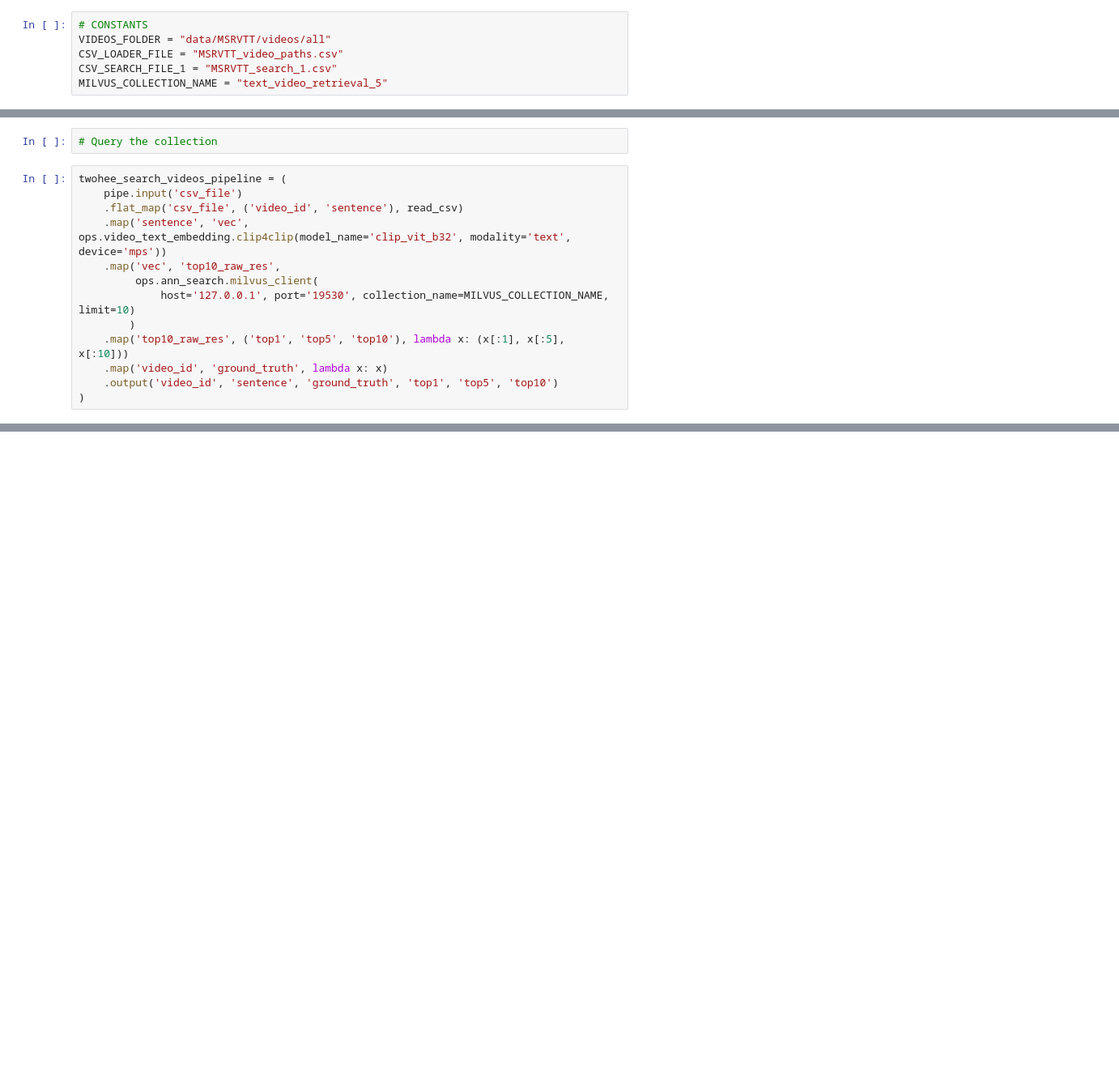
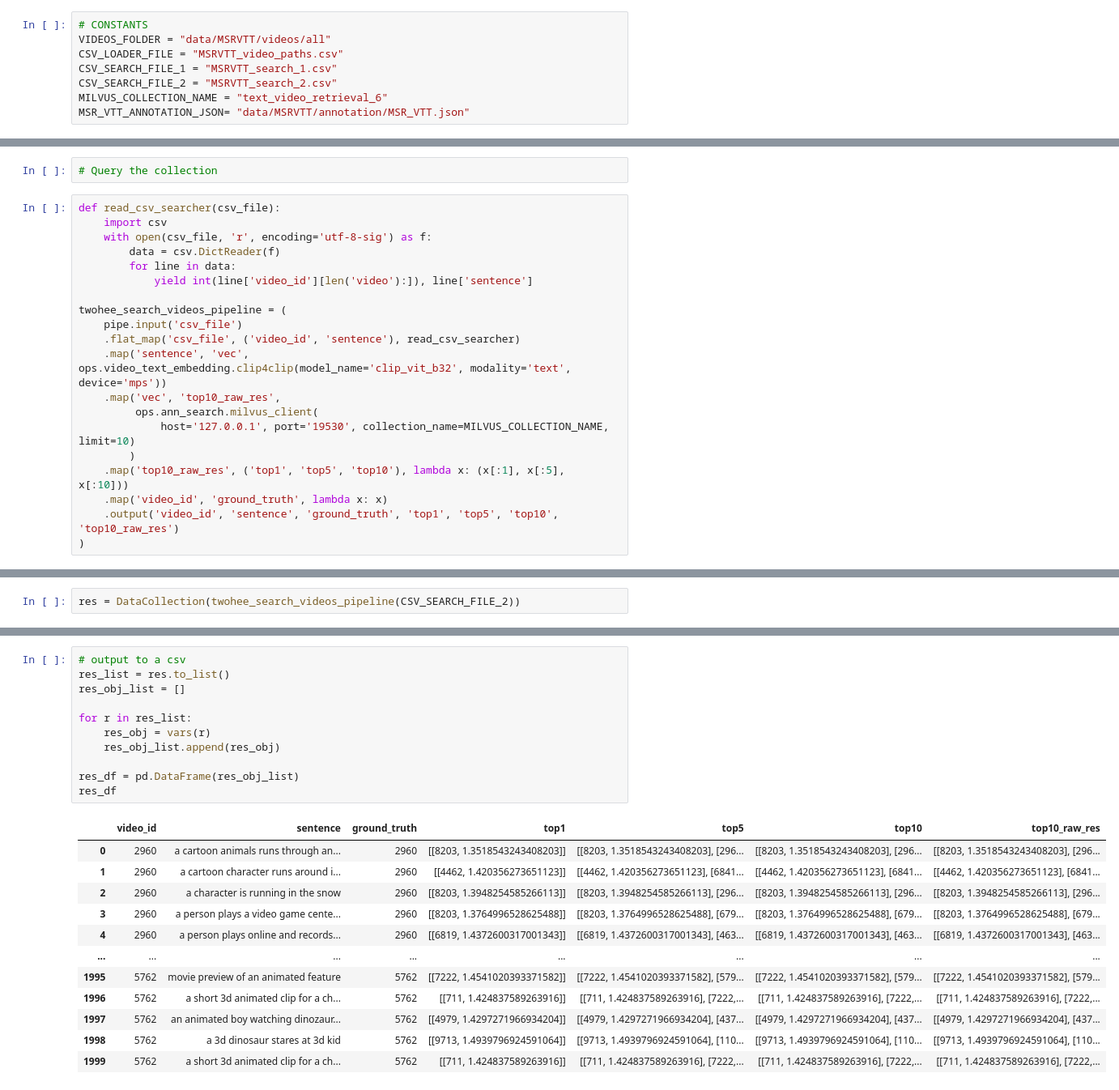
Before and after one commit to Suraj-Ram/video-semantic-search, a Jupyter notebook: vr_with_c4c.ipynb, the cells around one changed output, grey strips where cells are left out. Shown at 81% size. Cells and saved outputs as stored; diff of their text form; blank space fills up the shorter version.

```diff
--- a/vr_with_c4c.ipynb
+++ b/vr_with_c4c.ipynb
@@ -12,7 +13,9 @@ import pandas as pd
 VIDEOS_FOLDER = "data/MSRVTT/videos/all"
 CSV_LOADER_FILE = "MSRVTT_video_paths.csv"
 CSV_SEARCH_FILE_1 = "MSRVTT_search_1.csv"
-MILVUS_COLLECTION_NAME = "text_video_retrieval_5"
+CSV_SEARCH_FILE_2 = "MSRVTT_search_2.csv"
+MILVUS_COLLECTION_NAME = "text_video_retrieval_6"
+MSR_VTT_ANNOTATION_JSON= "data/MSRVTT/annotation/MSR_VTT.json"
 # %%
 # Load videos into Vector DB
 # %%
@@ -114,9 +111,16 @@ DataCollection(twohee_load_videos_pipeline(CSV_LOADER_FILE)).show()
 # %%
 # Query the collection
 # %%
+def read_csv_searcher(csv_file):
+    import csv
+    with open(csv_file, 'r', encoding='utf-8-sig') as f:
+        data = csv.DictReader(f)
+        for line in data:
+            yield int(line['video_id'][len('video'):]), line['sentence']
+
 twohee_search_videos_pipeline = (
     pipe.input('csv_file')
-    .flat_map('csv_file', ('video_id', 'sentence'), read_csv)
+    .flat_map('csv_file', ('video_id', 'sentence'), read_csv_searcher)
     .map('sentence', 'vec', ops.video_text_embedding.clip4clip(model_name='clip_vit_b32', modality='text', device='mps'))
     .map('vec', 'top10_raw_res',
          ops.ann_search.milvus_client(
@@ -124,5 +128,5 @@ twohee_search_videos_pipeline = (
         )
     .map('top10_raw_res', ('top1', 'top5', 'top10'), lambda x: (x[:1], x[:5], x[:10]))
     .map('video_id', 'ground_truth', lambda x: x)
-    .output('video_id', 'sentence', 'ground_truth', 'top1', 'top5', 'top10')
+    .output('video_id', 'sentence', 'ground_truth', 'top1', 'top5', 'top10', 'top10_raw_res')
 )
@@ -151,0 +153,2 @@ DataCollection(twohee_search_videos_pipeline(CSV_SEARCH_FILE_1)).show()
+# %%
+res = DataCollection(twohee_search_videos_pipeline(CSV_SEARCH_FILE_2))
@@ -151,0 +166,24 @@ DataCollection(twohee_search_videos_pipeline(CSV_SEARCH_FILE_1)).show()
+# %%
+# output to a csv
+res_list = res.to_list()
+res_obj_list = []
+
+for r in res_list:
+    res_obj = vars(r)
+    res_obj_list.append(res_obj)
+
+res_df = pd.DataFrame(res_obj_list)
+res_df
+# %% [output]
+|  | video_id | sentence | ground_truth | top1 | top5 | top10 | top10_raw_res |
+| 0 | 2960 | a cartoon animals runs through an... | 2960 | [[8203, 1.3518543243408203]] | [[8203, 1.3518543243408203], [296... | [[8203, 1.3518543243408203], [296... | [[8203, 1.3518543243408203], [296... |
+| 1 | 2960 | a cartoon character runs around i... | 2960 | [[4462, 1.420356273651123]] | [[4462, 1.420356273651123], [6841... | [[4462, 1.420356273651123], [6841... | [[4462, 1.420356273651123], [6841... |
+| 2 | 2960 | a character is running in the snow | 2960 | [[8203, 1.3948254585266113]] | [[8203, 1.3948254585266113], [296... | [[8203, 1.3948254585266113], [296... | [[8203, 1.3948254585266113], [296... |
+| 3 | 2960 | a person plays a video game cente... | 2960 | [[8203, 1.3764996528625488]] | [[8203, 1.3764996528625488], [679... | [[8203, 1.3764996528625488], [679... | [[8203, 1.3764996528625488], [679... |
+| 4 | 2960 | a person plays online and records... | 2960 | [[6819, 1.4372600317001343]] | [[6819, 1.4372600317001343], [463... | [[6819, 1.4372600317001343], [463... | [[6819, 1.4372600317001343], [463... |
+| ... | ... | ... | ... | ... | ... | ... | ... |
+| 1995 | 5762 | movie preview of an animated feature | 5762 | [[7222, 1.4541020393371582]] | [[7222, 1.4541020393371582], [579... | [[7222, 1.4541020393371582], [579... | [[7222, 1.4541020393371582], [579... |
+| 1996 | 5762 | a short 3d animated clip for a ch... | 5762 | [[711, 1.424837589263916]] | [[711, 1.424837589263916], [7222,... | [[711, 1.424837589263916], [7222,... | [[711, 1.424837589263916], [7222,... |
+| 1997 | 5762 | an animated boy watching dinozaur... | 5762 | [[4979, 1.4297271966934204]] | [[4979, 1.4297271966934204], [437... | [[4979, 1.4297271966934204], [437... | [[4979, 1.4297271966934204], [437... |
+| 1998 | 5762 | a 3d dinosaur stares at 3d kid | 5762 | [[9713, 1.4939796924591064]] | [[9713, 1.4939796924591064], [110... | [[9713, 1.4939796924591064], [110... | [[9713, 1.4939796924591064], [110... |
+| 1999 | 5762 | a short 3d animated clip for a ch... | 5762 | [[711, 1.424837589263916]] | [[711, 1.424837589263916], [7222,... | [[711, 1.424837589263916], [7222,... | [[711, 1.424837589263916], [7222,... |
```
Also changed, not shown: parts of 11 cells of this notebook, 3 other files.
